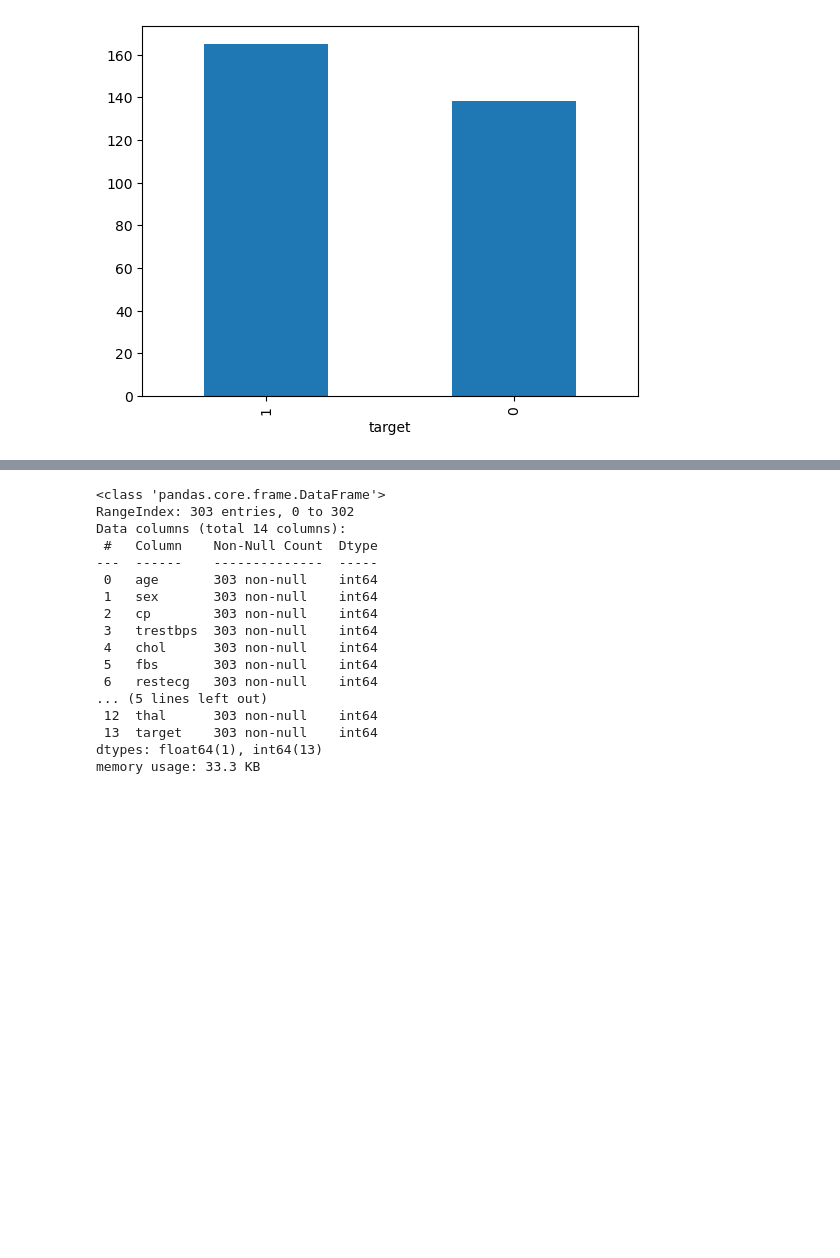
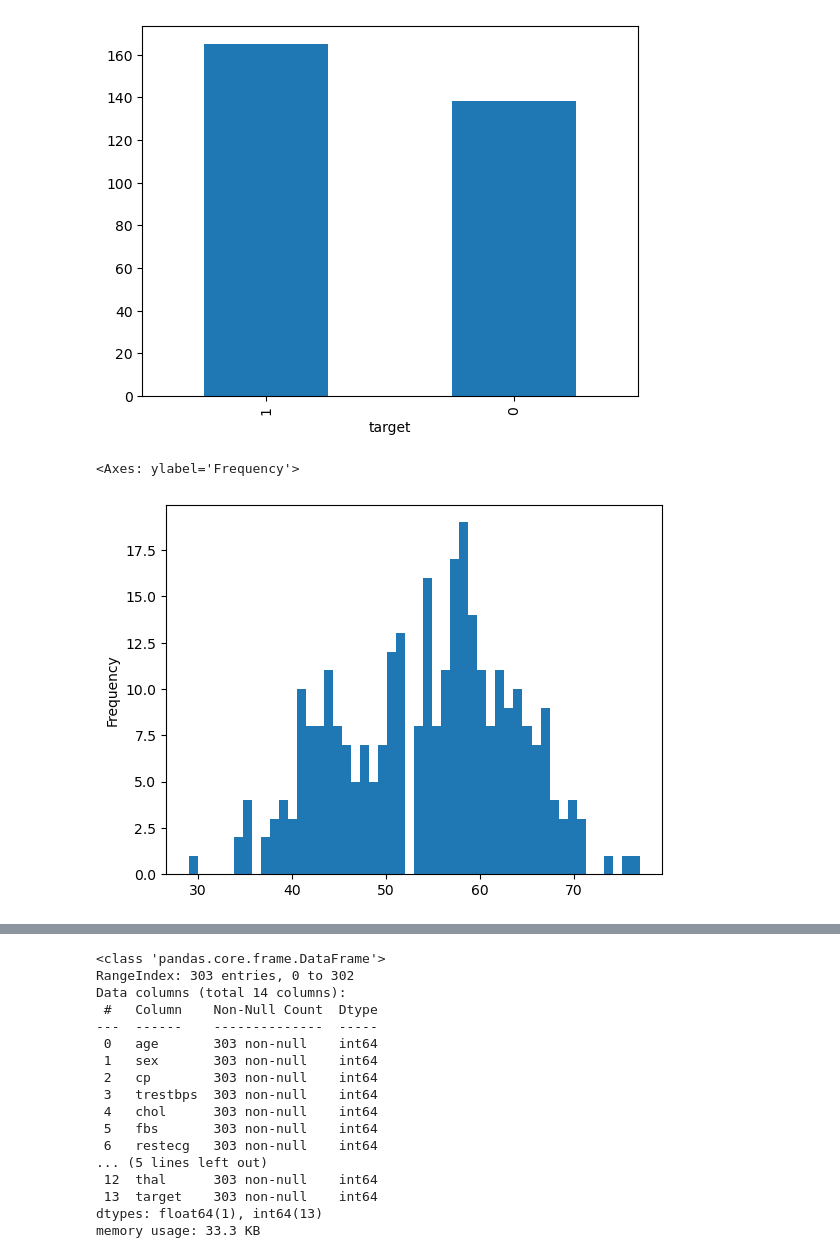
Before and after one commit to CodeHariK/FireShadow, a Jupyter notebook: Project/heart/heart.ipynb, the cells around one changed output, grey strips where cells are left out. Cells and saved outputs as stored; diff of their text form; code cells hidden in the pictures; blank space fills up the shorter version.

```diff
--- a/Project/heart/heart.ipynb
+++ b/Project/heart/heart.ipynb
@@ -22,3 +22,8 @@ heart.target.value_counts().plot(kind="bar")
 # %% [output]
 <Axes: xlabel='target'>
 [figure]
+# %%
+heart.age.plot.hist(bins=50)
+# %% [output]
+<Axes: ylabel='Frequency'>
+[figure, added]
```
Also changed, not shown: parts of 13 cells of this notebook.
